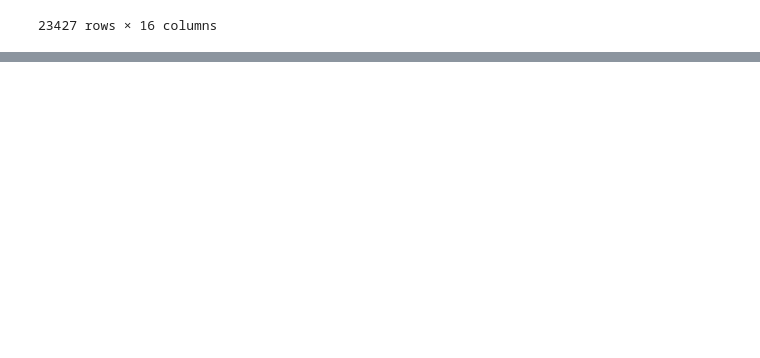
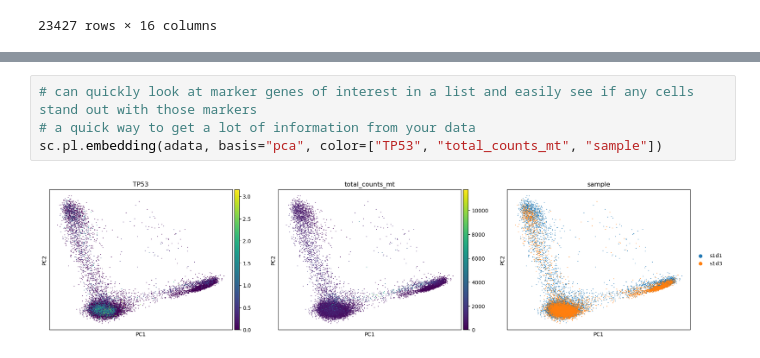
Before and after one commit to kparker-2/bootcamp-11, a Jupyter notebook: Single-Cell_Thursday-morning.ipynb, the cells around one changed output, grey strips where cells are left out. Drawn from its saved outputs; the diff is of its cells as text; blank space fills up the shorter version.

```diff
--- a/Single-Cell_Thursday-morning.ipynb
+++ b/Single-Cell_Thursday-morning.ipynb
@@ -373,0 +403,6 @@ adata.var
+# %%
+# can quickly look at marker genes of interest in a list and easily see if any cells stand out with those markers
+# a quick way to get a lot of information from your data
+sc.pl.embedding(adata, basis="pca", color=["TP53", "total_counts_mt", "sample"])
+# %% [output]
+[figure, added]
```
Also changed, not shown: parts of 25 cells of this notebook.
